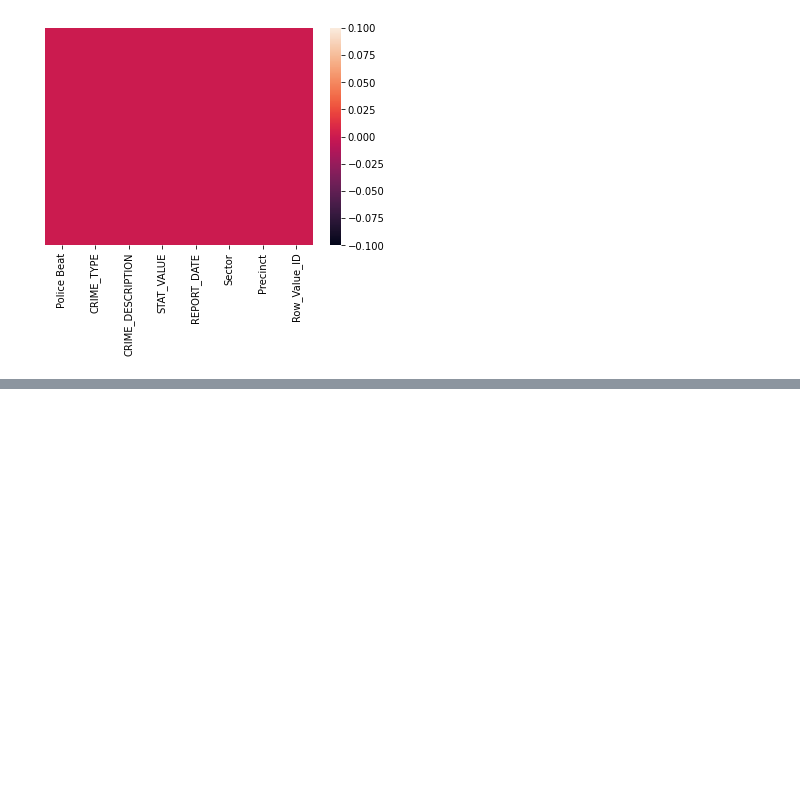
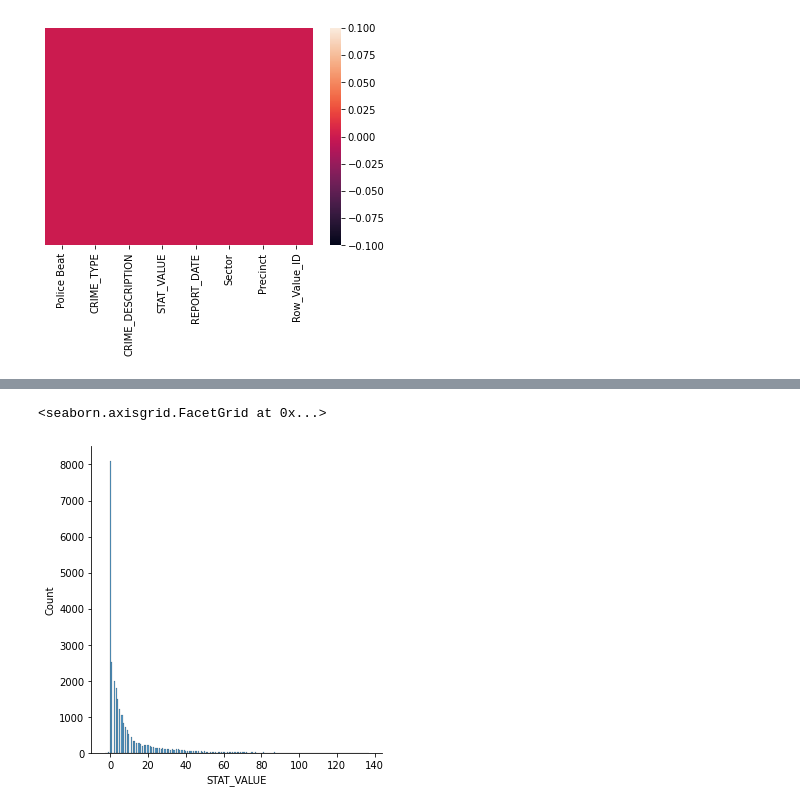
Before and after one commit to omarlopez2001/take-home-project, a Jupyter notebook: SPD_1_5_HW_lopez_omar.ipynb, the cells around one changed output, grey strips where cells are left out. Saved outputs shown, nothing was run; the diff lists cells and outputs as text; code cells hidden in the pictures; blank space fills up the shorter version.

```diff
--- a/SPD_1_5_HW_lopez_omar.ipynb
+++ b/SPD_1_5_HW_lopez_omar.ipynb
@@ -69,0 +101,5 @@ sns.heatmap(df.isnull(), yticklabels=False)
+# %%
+ sns.displot(df.STAT_VALUE)
+# %% [output]
+<seaborn.axisgrid.FacetGrid at 0x...>
+[figure, added]
```
Also changed, not shown: parts of 10 cells of this notebook.
